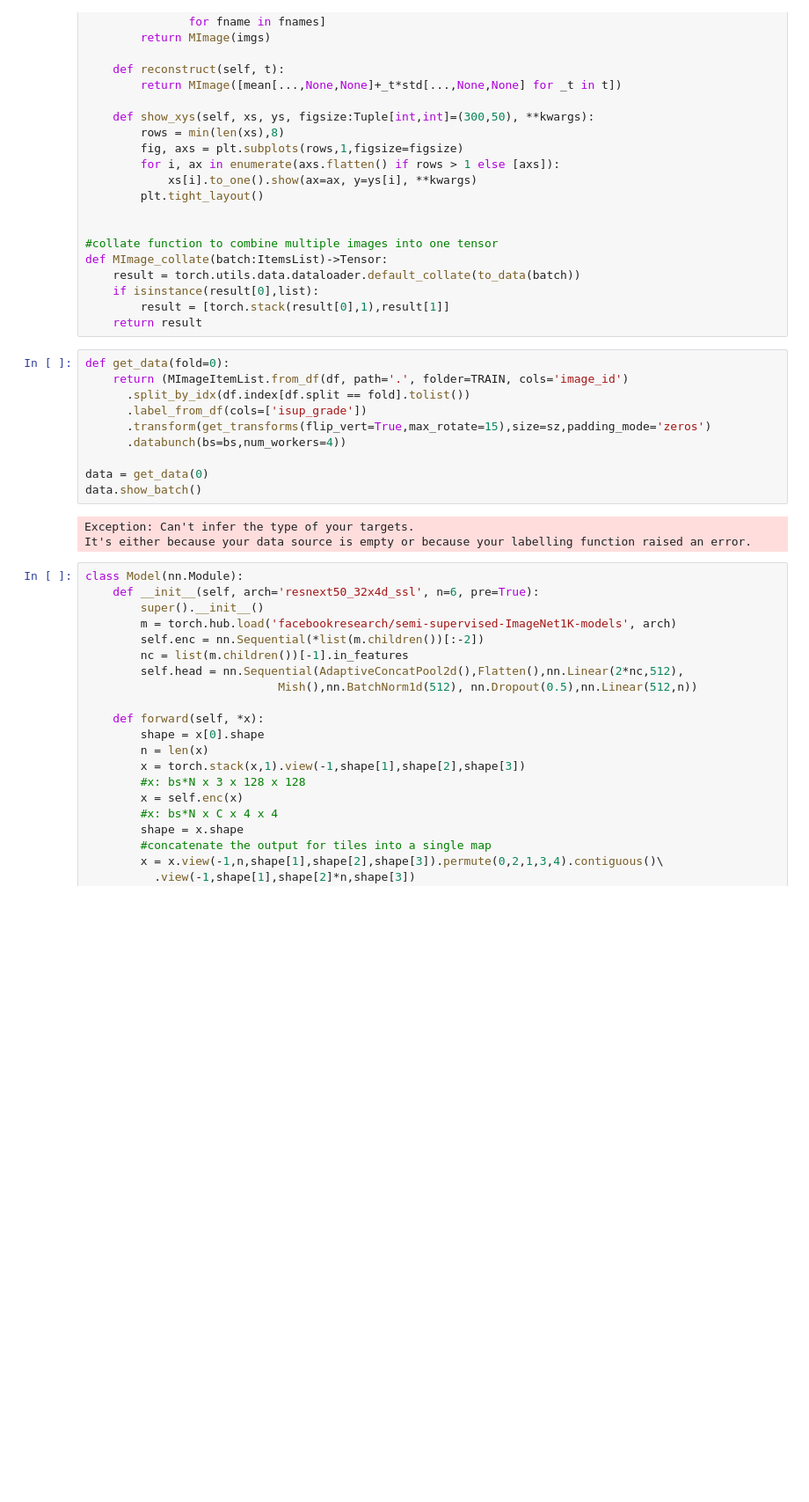
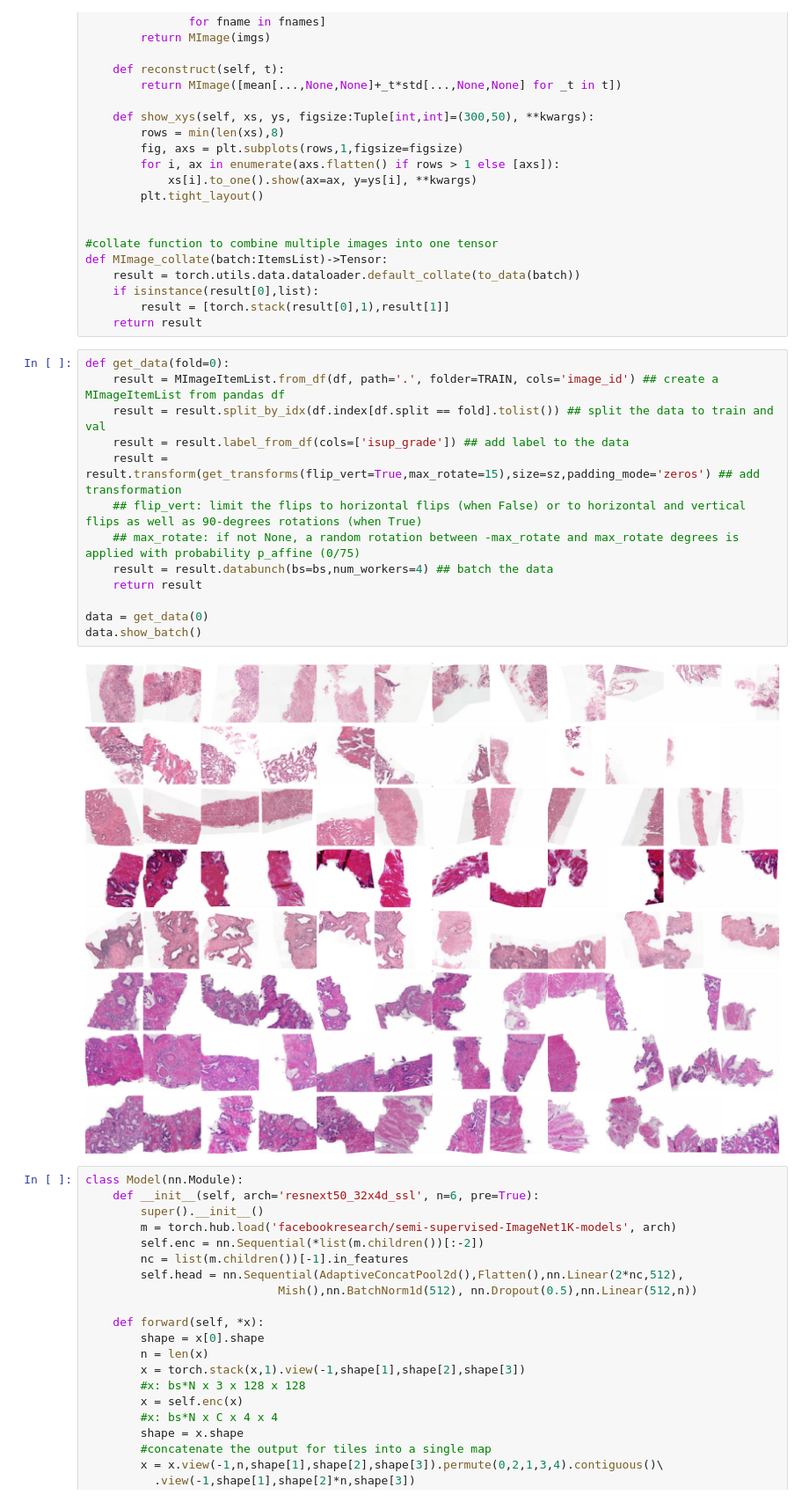
Before and after one commit to jspolson/STRIP_AI_Challenge, a Jupyter notebook: prediction_models/tile_concat_wy/Tile_Ensemble.ipynb, the cells around one changed output. Shown at 88% size. Drawn from its saved outputs; the diff is of its cells as text; blank space fills up the shorter version.

```diff
--- a/prediction_models/tile_concat_wy/Tile_Ensemble.ipynb
+++ b/prediction_models/tile_concat_wy/Tile_Ensemble.ipynb
@@ -125,17 +133,19 @@ def MImage_collate(batch:ItemsList)->Tensor:
     return result
 # %%
 def get_data(fold=0):
-    return (MImageItemList.from_df(df, path='.', folder=TRAIN, cols='image_id')
-      .split_by_idx(df.index[df.split == fold].tolist())
-      .label_from_df(cols=['isup_grade'])
-      .transform(get_transforms(flip_vert=True,max_rotate=15),size=sz,padding_mode='zeros')
-      .databunch(bs=bs,num_workers=4))
+    result = MImageItemList.from_df(df, path='.', folder=TRAIN, cols='image_id') ## create a MImageItemList from pandas df
+    result = result.split_by_idx(df.index[df.split == fold].tolist()) ## split the data to train and val
+    result = result.label_from_df(cols=['isup_grade']) ## add label to the data
+    result = result.transform(get_transforms(flip_vert=True,max_rotate=15),size=sz,padding_mode='zeros') ## add transformation
+    ## flip_vert: limit the flips to horizontal flips (when False) or to horizontal and vertical flips as well as 90-degrees rotations (when True)
+    ## max_rotate: if not None, a random rotation between -max_rotate and max_rotate degrees is applied with probability p_affine (0/75)
+    result = result.databunch(bs=bs,num_workers=4) ## batch the data
+    return result
 
 data = get_data(0)
 data.show_batch()
 # %% [output]
-Exception: Can't infer the type of your targets.
-It's either because your data source is empty or because your labelling function raised an error.
+[figure, added]
 # %%
 class Model(nn.Module):
     def __init__(self, arch='resnext50_32x4d_ssl', n=6, pre=True):
```
Also changed, not shown: parts of 4 cells of this notebook, 3 other files.
